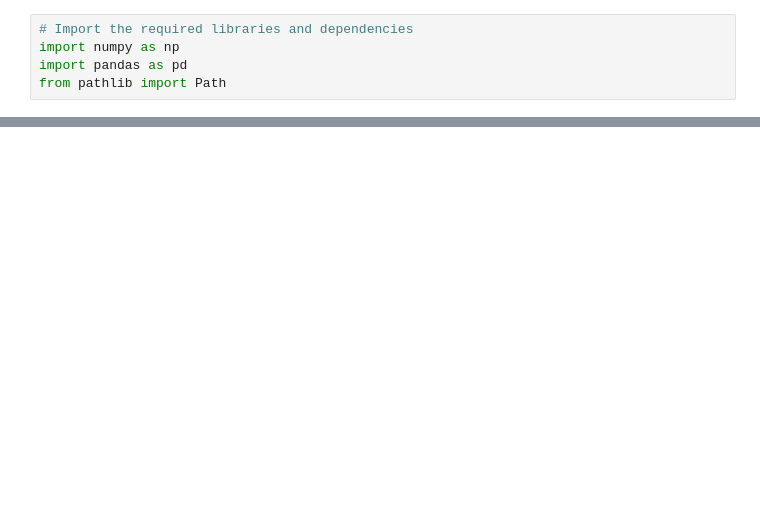
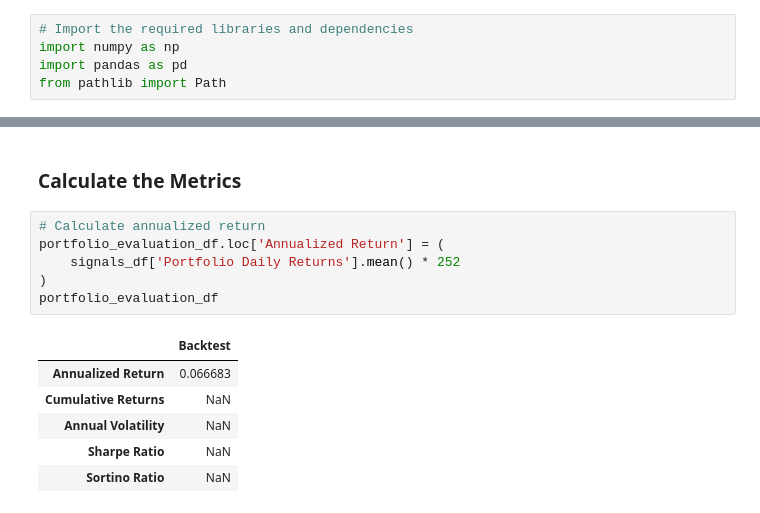
Before and after one commit to najibabounasr/Algorithmic_Trading_Basics, a Jupyter notebook: 4_Evaluation_Metrics.ipynb, the cells around one changed output, grey strips where cells are left out. Cells and saved outputs as stored; diff of their text form; blank space fills up the shorter version.

```diff
--- a/4_Evaluation_Metrics.ipynb
+++ b/4_Evaluation_Metrics.ipynb
@@ -18,0 +60,15 @@ FileNotFoundError: [Errno 2] No such file or directory: 'Resources/trading_signa
+# %% [markdown]
+### Calculate the Metrics
+# %%
+# Calculate annualized return
+portfolio_evaluation_df.loc['Annualized Return'] = (
+    signals_df['Portfolio Daily Returns'].mean() * 252
+)
+portfolio_evaluation_df
+# %% [output]
+|  | Backtest |
+| Annualized Return | 0.066683 |
+| Cumulative Returns | NaN |
+| Annual Volatility | NaN |
+| Sharpe Ratio | NaN |
+| Sortino Ratio | NaN |
```
Also changed, not shown: parts of 18 cells of this notebook, 1 other file.
